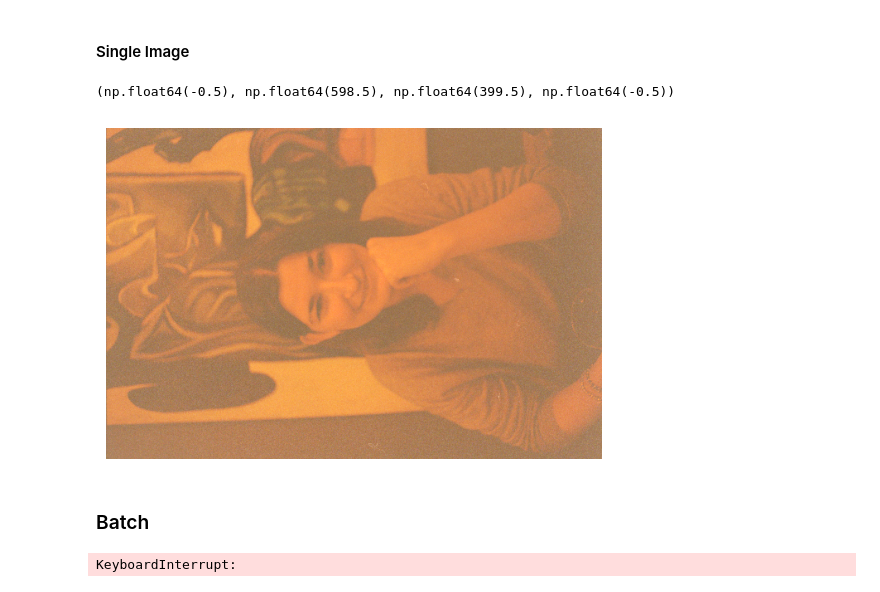
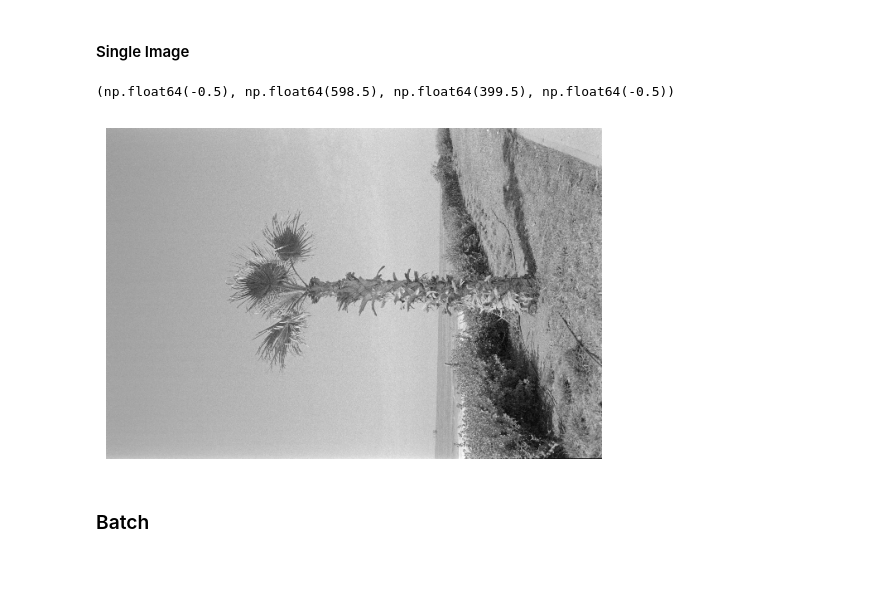
Before and after one commit to Loumstar/nevernegative, a Jupyter notebook: notebooks/process.ipynb, the cells around one changed output. Saved outputs shown, nothing was run; the diff lists cells and outputs as text; code cells hidden in the pictures.

```diff
--- a/notebooks/process.ipynb
+++ b/notebooks/process.ipynb
@@ -10,13 +14,12 @@ from nevernegative.io.readers.rawpy import RawPyReader
 ## Location
 # %%
 drive = Path.home() / "Library/CloudStorage/GoogleDrive-louis.manestar@gmail.com/My Drive/"
-scan_version = "v1"
-folder_name = "25-02 Home:Hitchin:Party Nikon Portra 800"
-glob = "*.NEF"
+scan_version = "v2"
+folder_name = "25-03-01 Morocco:PX Nikon 400TX"
 
 folder_path = drive / "Film Photos" / folder_name
 images_path = folder_path / "scans" / scan_version
-output_path = folder_path / "nevernegative" / "test"
+output_path = folder_path / "nevernegative" / scan_version
 # %% [markdown]
 ## I/O
 # %%
@@ -39,29 +32,60 @@ layers = ColorPlus(temperature=6000).layers
+# %%
+from nevernegative.films.kodak import Ektar, TriX, Ultramax
+from nevernegative.layers.balancing.brightness import Brightness
+from nevernegative.layers.balancing.contrast import Contrast
+from nevernegative.layers.balancing.gamma import Gamma
+from nevernegative.layers.balancing.grey import Grey
+from nevernegative.layers.balancing.invert import Invert
+from nevernegative.layers.balancing.pigment import RemoveEmulsionPigment
+from nevernegative.layers.balancing.saturation import Saturation
+from nevernegative.layers.balancing.temperature import Temperature
+from nevernegative.films.ilford import XP2
+from nevernegative.layers.utils.clip import Clip
+from nevernegative.layers.utils.rotate import Rotate
+
+
+layers = TriX(temperature=5100, rotation=180).layers
+
+# layers = [
+#     Temperature(5100),
+#     RemoveEmulsionPigment(pigment=(234, 123, 98)),
+#     Invert(),
+#     Brightness(1, channel=0),
+#     Brightness(1, channel=1),
+#     Brightness(0.7, channel=2),
+#     Gamma(2),
+#     Contrast(1.4),
+# ]
 # %% [markdown]
 ## Process
 # %% [markdown]
 #### Single Image
 # %%
+import torch
+from nevernegative.layers.utils.rotate import Rotate
+
+
 scanner = SimpleScanner(
     [Resize(height=400), *layers],
     reader=reader,
     writer=writer,
     device="mps",
 )
 
-filename = "DSC_2720"
+filename = "DSC_3171"
 destination = output_path / "single_image" / filename
 
 with scanner.plot(plot_path=destination):
     processed = scanner.file(
         source=(images_path / filename).with_suffix(".NEF"),
         destination=destination,
     )
 
-plt.imshow(processed.permute(1, 2, 0).cpu().numpy())
+plt.imshow(K.utils.tensor_to_image(processed).astype(np.float32), cmap="grey")
 plt.axis("off")
 # %% [output]
 (np.float64(-0.5), np.float64(598.5), np.float64(399.5), np.float64(-0.5))
-[figure, old version]
+[figure, new version]
 # %% [markdown]
 ### Batch
 # %%
@@ -73,7 +97,5 @@ scanner = SimpleScanner(layers, reader=RawPyReader(), device="mps")
 scanner.glob(
     directory=images_path,
     destination=output_path,
-    glob=glob,
+    glob="*.NEF",
 )
-# %% [output]
-KeyboardInterrupt:
```
Also changed, not shown: parts of 4 cells of this notebook, 8 other files.
